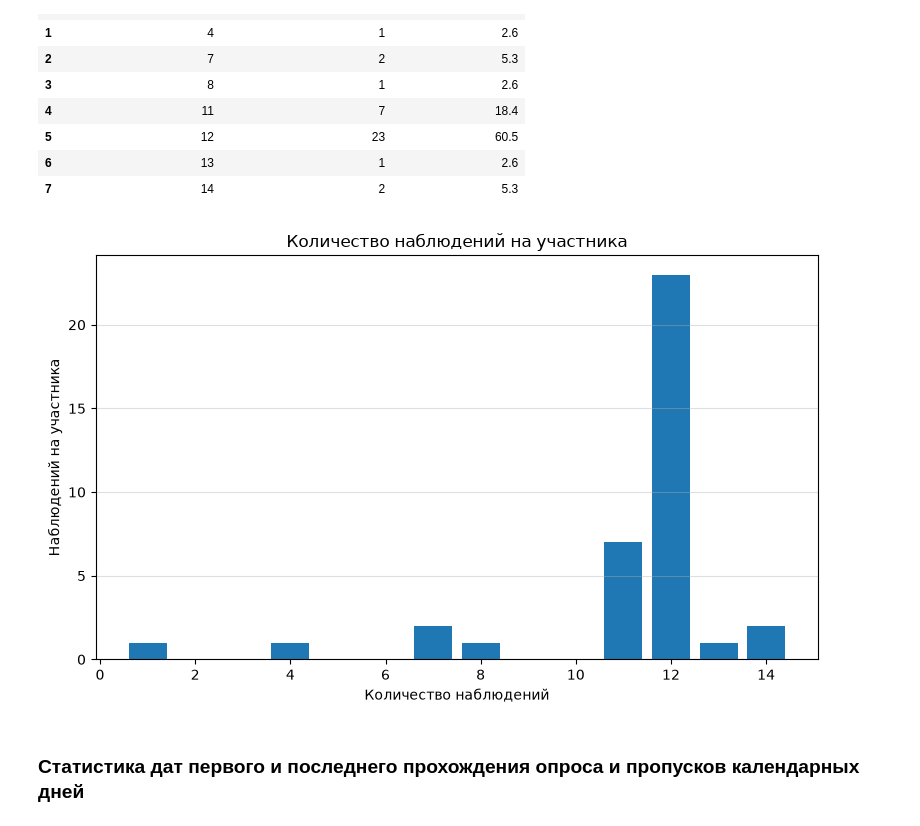
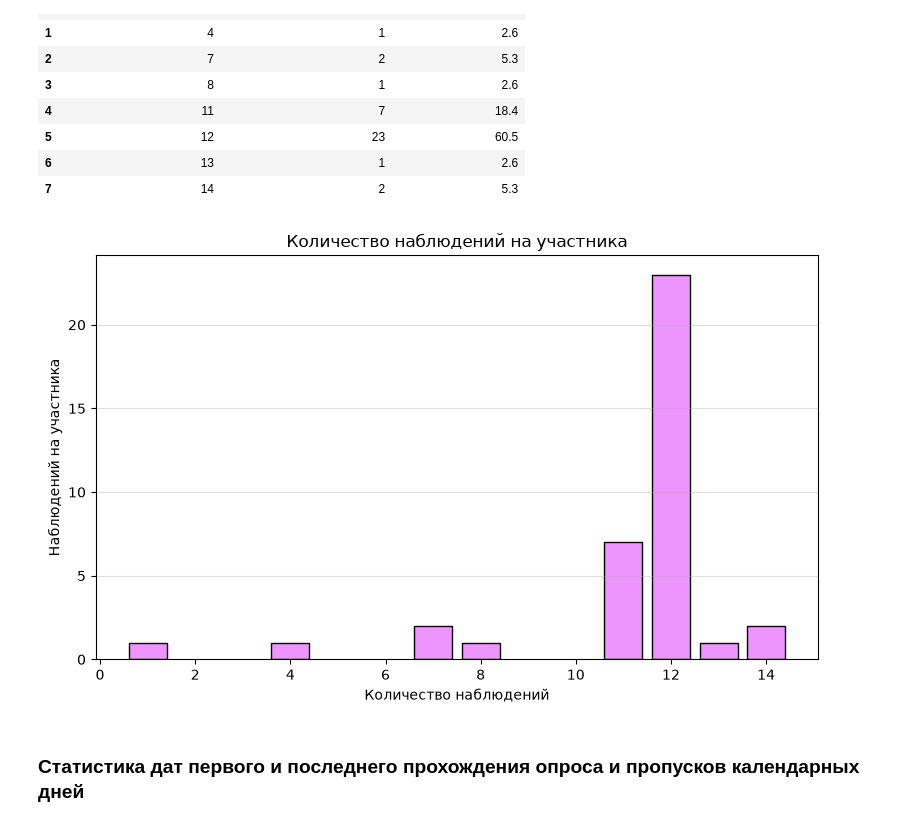
Before and after one commit to EnemyOfDeath7/dream-project, a Jupyter notebook: dream.ipynb, the cells around one changed output. Saved outputs shown, nothing was run; the diff lists cells and outputs as text; code cells hidden in the pictures.

```diff
--- a/dream.ipynb
+++ b/dream.ipynb
@@ -744,18 +744,18 @@ balance_table
 # %%
 fig, ax = plt.subplots(figsize=(8, 5))
 
-ax.bar(balance_table["Количество наблюдений"], balance_table["Наблюдений на участника"])
+ax.bar(balance_table["Количество наблюдений"], balance_table["Наблюдений на участника"], edgecolor="black", color="#ee94ff")
 
 ax.set_title("Количество наблюдений на участника")
 ax.set_xlabel("Количество наблюдений")
 ax.set_ylabel("Наблюдений на участника")
 
 ax.grid(True, axis="y", alpha=0.4)
 
 plt.tight_layout()
 plt.show()
 # %% [output]
-[figure, old version]
+[figure, new version]
 # %% [markdown]
 ### Статистика дат первого и последнего прохождения опроса и пропусков календарных дней
 # %%
```
Also changed, not shown: parts of 13 cells of this notebook.
